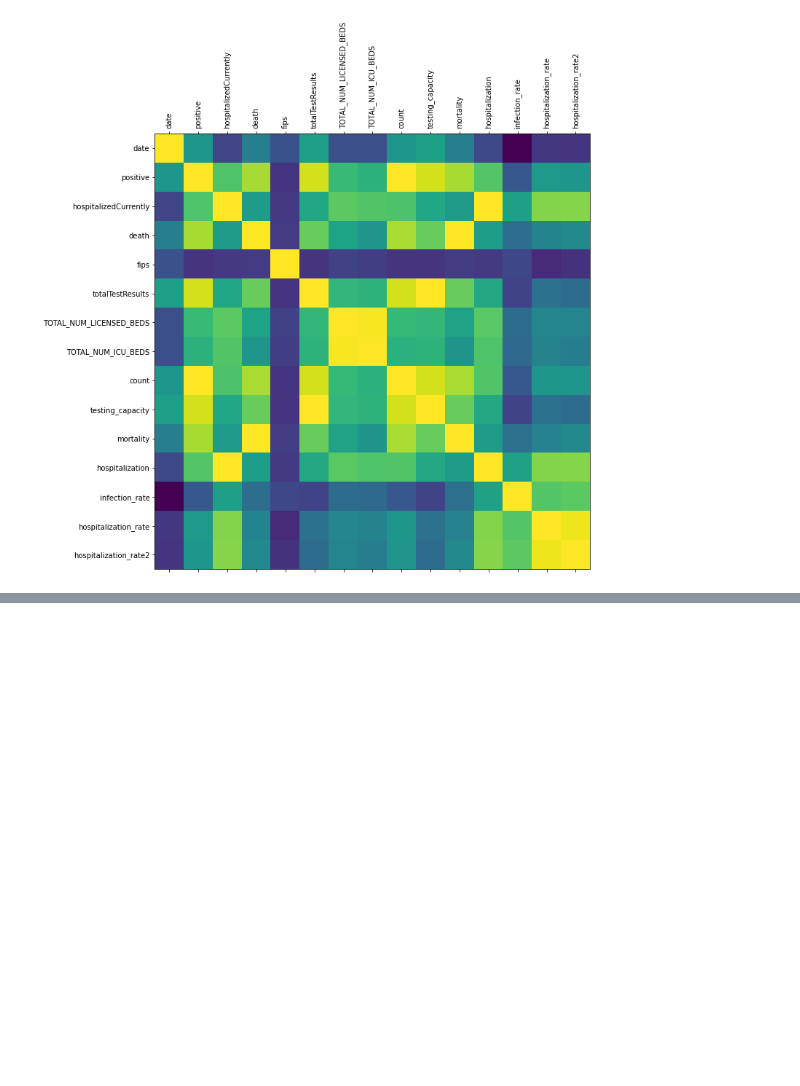
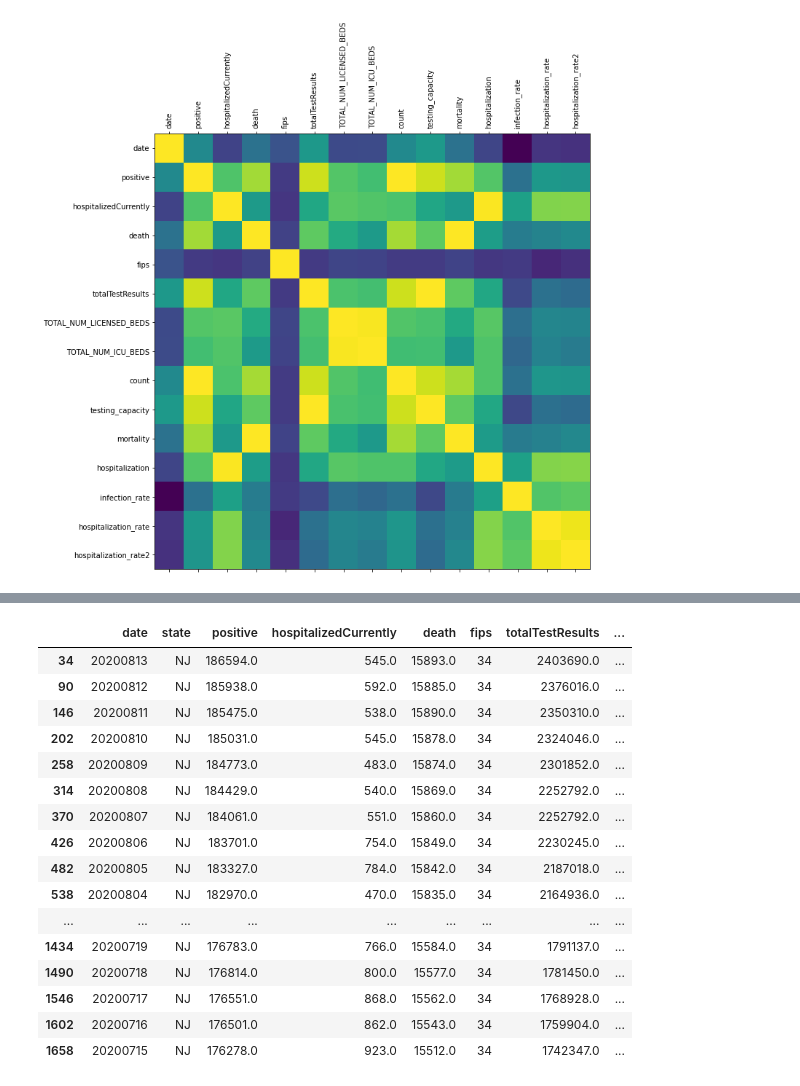
Before and after one commit to elizabethqiu/2020-wwcode-dshackathon-covid19ml, a Jupyter notebook: wwwcode-hackathon.ipynb, the cells around one changed output, grey strips where cells are left out. Saved outputs shown, nothing was run; the diff lists cells and outputs as text; code cells hidden in the pictures; blank space fills up the shorter version.

Commit message:
added sub-indexes and comp indexes

```diff
--- a/wwwcode-hackathon.ipynb
+++ b/wwwcode-hackathon.ipynb
@@ -424,0 +464,3 @@ plot_corr(df_states)
+# %%
+df_states = df_states.join(minimums.set_index(['fips'], verify_integrity=True ),on=['fips'], how='left')
+df_states = df_states.join(maximums.set_index(['fips'], verify_integrity=True ),on=['fips'], how='left')
@@ -424,0 +508,31 @@ plot_corr(df_states)
+# %%
+#calculate sub-indexes by normalizing the ratios
+for i in range(0,df_states.shape[0]):
+  if((df_states.iloc[i,23]-df_states.iloc[i,16]) != 0):
+    df_states.loc[df_states.index[i],'count_subindex'] = np.round(((df_states.iloc[i,9] - df_states.iloc[i,16])/(df_states.iloc[i,23]-df_states.iloc[i,16])),2)
+  else:
+    df_states.loc[df_states.index[i],'count_subindex'] = 0
+  if((df_states.iloc[i,24]-df_states.iloc[i,17]) != 0):
+    df_states.loc[df_states.index[i],'testing_capacity_subindex'] = np.round(((df_states.iloc[i,10] - df_states.iloc[i,17])/(df_states.iloc[i,24]-df_states.iloc[i,17])),2)
+  else:
+    df_states.loc[df_states.index[i],'testing_capacity_subindex'] = 0
+  if((df_states.iloc[i,25]-df_states.iloc[i,18]) != 0):
+    df_states.loc[df_states.index[i],'mortality_subindex'] = np.round(((df_states.iloc[i,11] - df_states.iloc[i,18])/(df_states.iloc[i,25]-df_states.iloc[i,18])),2)
+  else:
+    df_states.loc[df_states.index[i],'mortality_subindex'] = 0
+  if((df_states.iloc[i,26]-df_states.iloc[i,19]) != 0):
+    df_states.loc[df_states.index[i],'hospitalization_subindex'] = np.round(((df_states.iloc[i,12] - df_states.iloc[i,19])/(df_states.iloc[i,26]-df_states.iloc[i,19])),2)
+  else:
+    df_states.loc[df_states.index[i],'hospitalization_subindex'] = 0
+  if((df_states.iloc[i,27]-df_states.iloc[i,20]) != 0):
+    df_states.loc[df_states.index[i],'infection_rate_subindex'] = np.round(((df_states.iloc[i,13] - df_states.iloc[i,20])/(df_states.iloc[i,27]-df_states.iloc[i,20])),2)
+  else:
+    df_states.loc[df_states.index[i],'infection_rate_subindex'] = 0
+  if((df_states.iloc[i,28]-df_states.iloc[i,21]) != 0):
+    df_states.loc[df_states.index[i],'hospitalization_rate_subindex'] = np.round(((df_states.iloc[i,14] - df_states.iloc[i,21])/(df_states.iloc[i,28]-df_states.iloc[i,21])),2)
+  else:
+    df_states.loc[df_states.index[i],'hospitalization_rate_subindex'] = 0
+  if((df_states.iloc[i,29]-df_states.iloc[i,22]) != 0):
+    df_states.loc[df_states.index[i],'hospitalization_rate2_subindex'] = np.round(((df_states.iloc[i,15] - df_states.iloc[i,22])/(df_states.iloc[i,29]-df_states.iloc[i,22])),2)
+  else:
+    df_states.loc[df_states.index[i],'hospitalization_rate2_subindex'] = 0
@@ -424,0 +555,27 @@ plot_corr(df_states)
+# %%
+#calculate composite index by taking arthimetic mean the sub-indexes
+cols = ['count_subindex', 'testing_capacity_subindex', 'mortality_subindex',
+    'hospitalization_subindex','infection_rate_subindex','hospitalization_rate_subindex',
+                                  'hospitalization_rate2_subindex']
+df_states['comp_index'] = df_states[cols].astype(float).mean(axis=1)
+# %%
+#New Jersey
+df_states.loc[df_states['fips'] == 34].head(30)
+# %% [output]
+|  | date | state | positive | hospitalizedCurrently | death | fips | totalTestResults | ... |
+| 34 | 20200813 | NJ | 186594.0 | 545.0 | 15893.0 | 34 | 2403690.0 | ... |
+| 90 | 20200812 | NJ | 185938.0 | 592.0 | 15885.0 | 34 | 2376016.0 | ... |
+| 146 | 20200811 | NJ | 185475.0 | 538.0 | 15890.0 | 34 | 2350310.0 | ... |
+| 202 | 20200810 | NJ | 185031.0 | 545.0 | 15878.0 | 34 | 2324046.0 | ... |
+| 258 | 20200809 | NJ | 184773.0 | 483.0 | 15874.0 | 34 | 2301852.0 | ... |
+| 314 | 20200808 | NJ | 184429.0 | 540.0 | 15869.0 | 34 | 2252792.0 | ... |
+| 370 | 20200807 | NJ | 184061.0 | 551.0 | 15860.0 | 34 | 2252792.0 | ... |
+| 426 | 20200806 | NJ | 183701.0 | 754.0 | 15849.0 | 34 | 2230245.0 | ... |
+| 482 | 20200805 | NJ | 183327.0 | 784.0 | 15842.0 | 34 | 2187018.0 | ... |
+| 538 | 20200804 | NJ | 182970.0 | 470.0 | 15835.0 | 34 | 2164936.0 | ... |
+| ... | ... | ... | ... | ... | ... | ... | ... | ... |
+| 1434 | 20200719 | NJ | 176783.0 | 766.0 | 15584.0 | 34 | 1791137.0 | ... |
+| 1490 | 20200718 | NJ | 176814.0 | 800.0 | 15577.0 | 34 | 1781450.0 | ... |
+| 1546 | 20200717 | NJ | 176551.0 | 868.0 | 15562.0 | 34 | 1768928.0 | ... |
+| 1602 | 20200716 | NJ | 176501.0 | 862.0 | 15543.0 | 34 | 1759904.0 | ... |
+| 1658 | 20200715 | NJ | 176278.0 | 923.0 | 15512.0 | 34 | 1742347.0 | ... |
```
Also changed, not shown: parts of 13 cells of this notebook.
